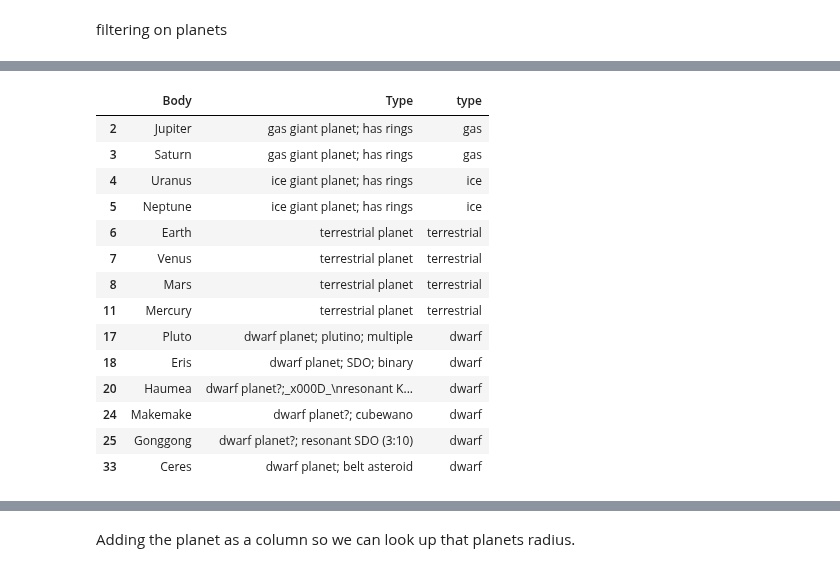
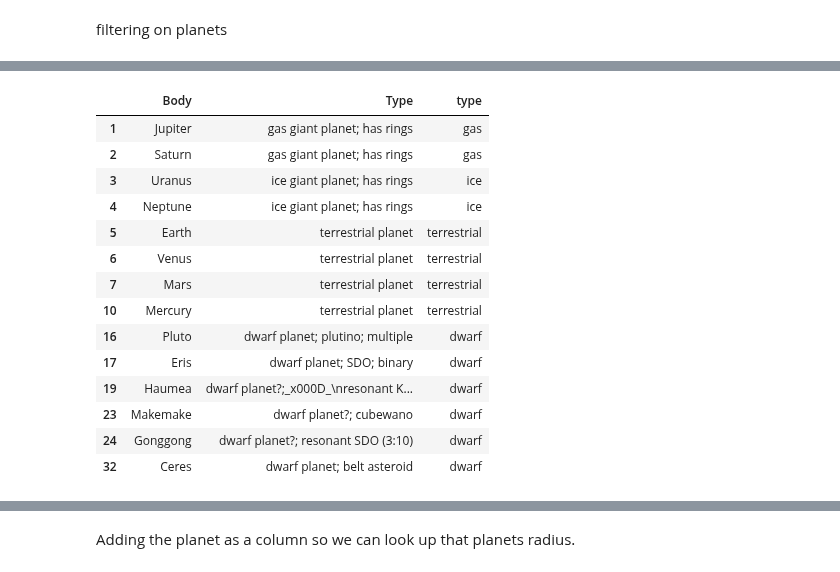
Before and after one commit to BillmanH/exoplanets, a Jupyter notebook: notebooks/Analysis - planet summary stats.ipynb, the cells around one changed output, grey strips where cells are left out. Drawn from its saved outputs; the diff is of its cells as text; code cells hidden in the pictures.

```diff
--- a/notebooks/Analysis - planet summary stats.ipynb
+++ b/notebooks/Analysis - planet summary stats.ipynb
@@ -34,6 +36,7 @@ def split_str(x):
     return y
 
 df['Body'] = df['Body'].apply(split_str)
+df = df.reset_index(drop=True)
 df
 # %% [output]
 |  | Body | Image | Radius | Radius.1 | Volume | Volume.1 | Mass | Mass.1 | Density | Gravity | Gravity.1 | ... |
@@ -70,23 +73,24 @@ def get_type(x):
 # %%
 df['Type.lower'] = df['Type'].apply(lambda x: str(x).lower())
 df['type'] = df['Type.lower'].apply(get_type)
+df['has_rings'] = df['Type.lower'].str.contains('rings')
 df['is_planet'] = df['Type.lower'].str.contains('planet')
 df['is_moon'] = df['Type.lower'].str.contains('moon')
 pla = df.loc[df['is_planet']]
 pla[['Body','Type','type']]
 # %% [output]
 |  | Body | Type | type |
-| 2 | Jupiter | gas giant planet; has rings | gas |
-| 3 | Saturn | gas giant planet; has rings | gas |
-| 4 | Uranus | ice giant planet; has rings | ice |
-| 5 | Neptune | ice giant planet; has rings | ice |
-| 6 | Earth | terrestrial planet | terrestrial |
-| 7 | Venus | terrestrial planet | terrestrial |
-| 8 | Mars | terrestrial planet | terrestrial |
-| 11 | Mercury | terrestrial planet | terrestrial |
-| 17 | Pluto | dwarf planet; plutino; multiple | dwarf |
-| 18 | Eris | dwarf planet; SDO; binary | dwarf |
-| 20 | Haumea | dwarf planet?;_x000D_\nresonant K... | dwarf |
-| 24 | Makemake | dwarf planet?; cubewano | dwarf |
-| 25 | Gonggong | dwarf planet?; resonant SDO (3:10) | dwarf |
-| 33 | Ceres | dwarf planet; belt asteroid | dwarf |
+| 1 | Jupiter | gas giant planet; has rings | gas |
+| 2 | Saturn | gas giant planet; has rings | gas |
+| 3 | Uranus | ice giant planet; has rings | ice |
+| 4 | Neptune | ice giant planet; has rings | ice |
+| 5 | Earth | terrestrial planet | terrestrial |
+| 6 | Venus | terrestrial planet | terrestrial |
+| 7 | Mars | terrestrial planet | terrestrial |
+| 10 | Mercury | terrestrial planet | terrestrial |
+| 16 | Pluto | dwarf planet; plutino; multiple | dwarf |
+| 17 | Eris | dwarf planet; SDO; binary | dwarf |
+| 19 | Haumea | dwarf planet?;_x000D_\nresonant K... | dwarf |
+| 23 | Makemake | dwarf planet?; cubewano | dwarf |
+| 24 | Gonggong | dwarf planet?; resonant SDO (3:10) | dwarf |
+| 32 | Ceres | dwarf planet; belt asteroid | dwarf |
```
Also changed, not shown: parts of 12 cells of this notebook, 2 other files.
